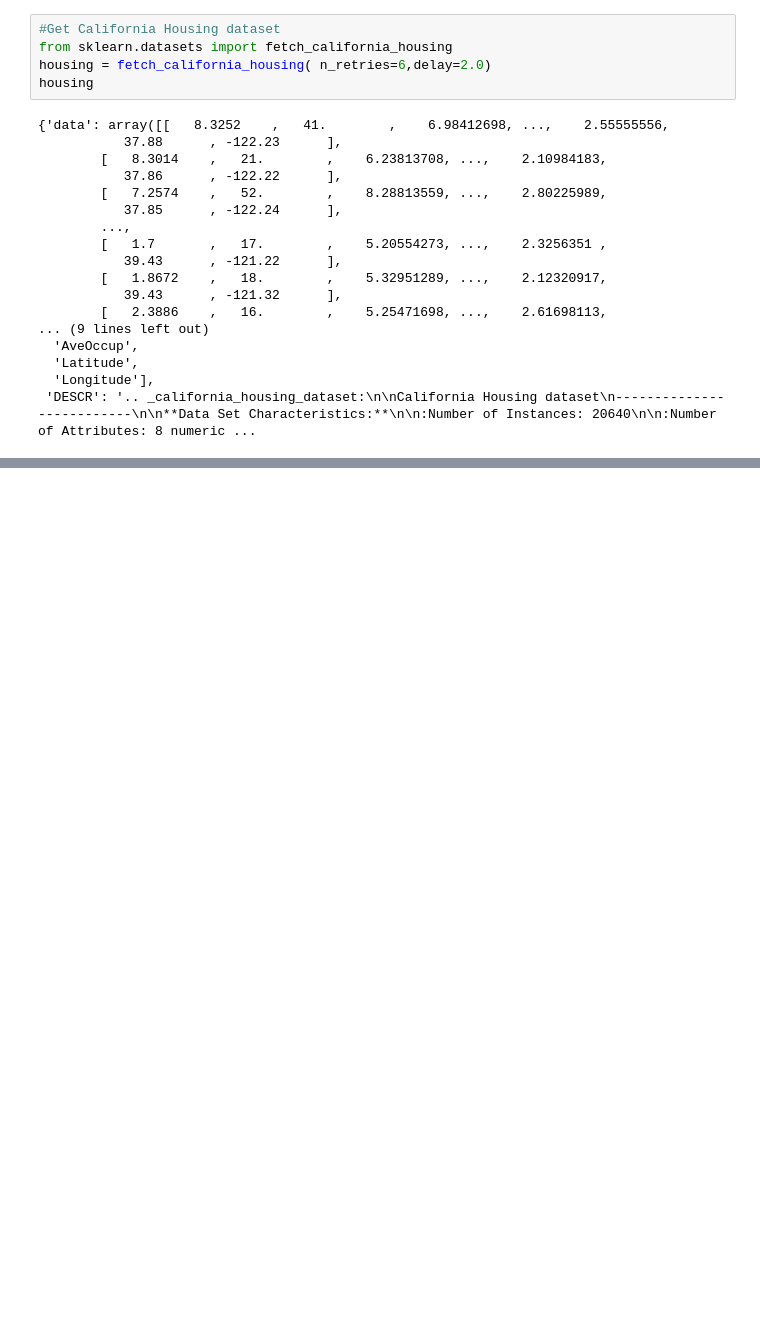
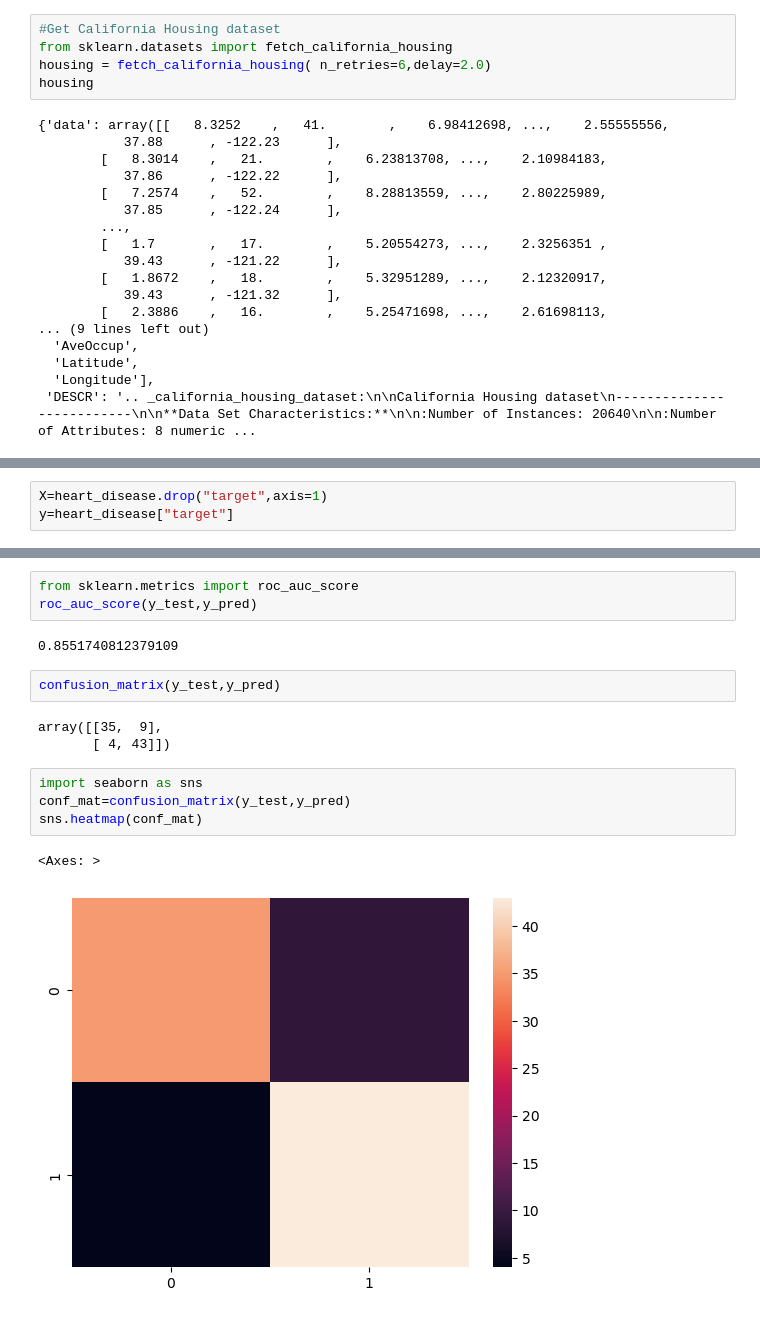
Before and after one commit to Oduor3004/intro-to-scikit-learn, a Jupyter notebook: Workflow.ipynb, the cells around one changed output, grey strips where cells are left out. Cells and saved outputs as stored; diff of their text form; blank space fills up the shorter version.

```diff
--- a/Workflow.ipynb
+++ b/Workflow.ipynb
@@ -327,0 +520,3 @@ df
+# %%
+X=heart_disease.drop("target",axis=1)
+y=heart_disease["target"]
@@ -327,0 +588,17 @@ df
+# %%
+from sklearn.metrics import roc_auc_score
+roc_auc_score(y_test,y_pred)
+# %% [output]
+0.8551740812379109
+# %%
+confusion_matrix(y_test,y_pred)
+# %% [output]
+array([[35,  9],
+       [ 4, 43]])
+# %%
+import seaborn as sns
+conf_mat=confusion_matrix(y_test,y_pred)
+sns.heatmap(conf_mat)
+# %% [output]
+<Axes: >
+[figure, added]
```
Also changed, not shown: parts of 46 cells of this notebook, 27 other files.
